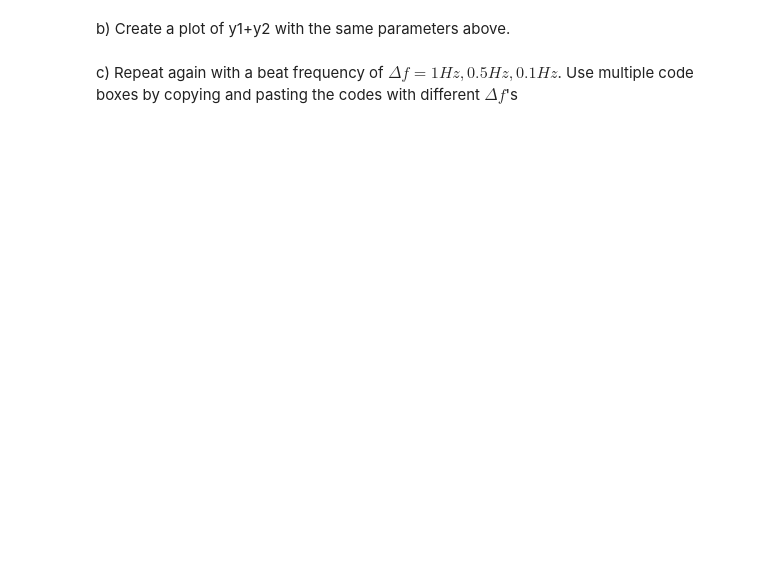
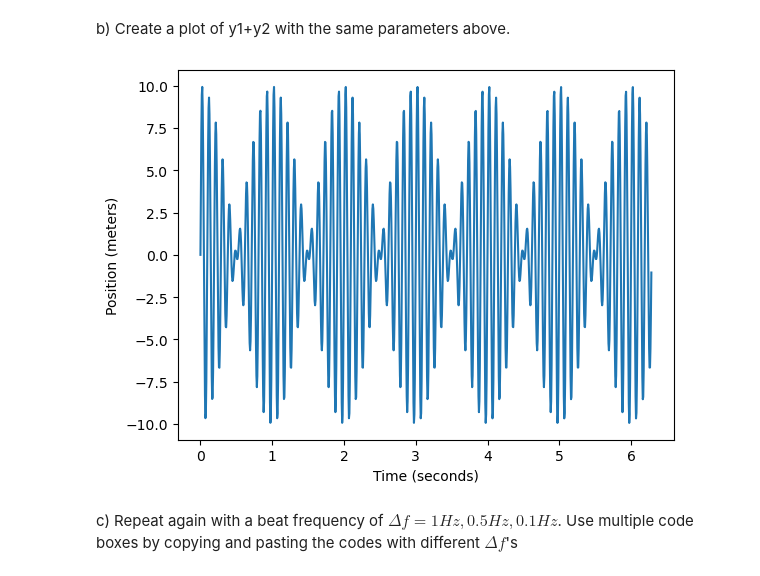
Before and after one commit to stefin0/cs4010, a Jupyter notebook: homework-3/homework-3.ipynb, the cells around one changed output. Saved outputs shown, nothing was run; the diff lists cells and outputs as text; code cells hidden in the pictures; blank space fills up the shorter version.

```diff
--- a/homework-3/homework-3.ipynb
+++ b/homework-3/homework-3.ipynb
@@ -73,4 +92,15 @@ from matplotlib import pyplot as plt
 # %% [markdown]
 b) Create a plot of y1+y2 with the same parameters above.
+# %%
+y3 = y1 + y2
+
+plt.plot(t, y3)
+
+plt.xlabel("Time (seconds)")
+plt.ylabel("Position (meters)")
+
+plt.show()
+# %% [output]
+[figure, added]
 # %% [markdown]
 c) Repeat again with a beat frequency of $\Delta f = 1 Hz, 0.5 Hz, 0.1 Hz$. Use multiple code boxes  by copying and pasting the codes with different $\Delta f$'s
```
Also changed, not shown: parts of 5 cells of this notebook.
